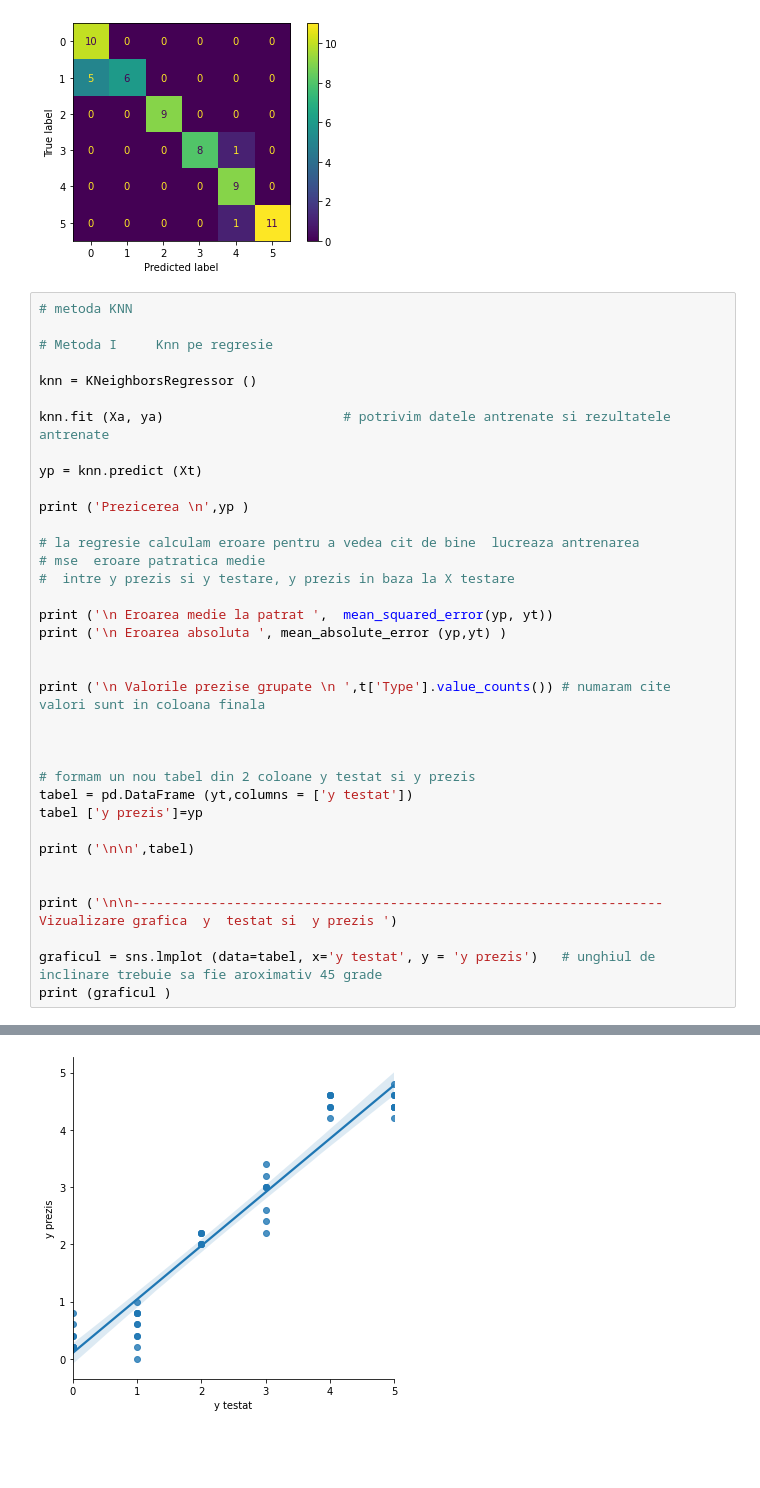
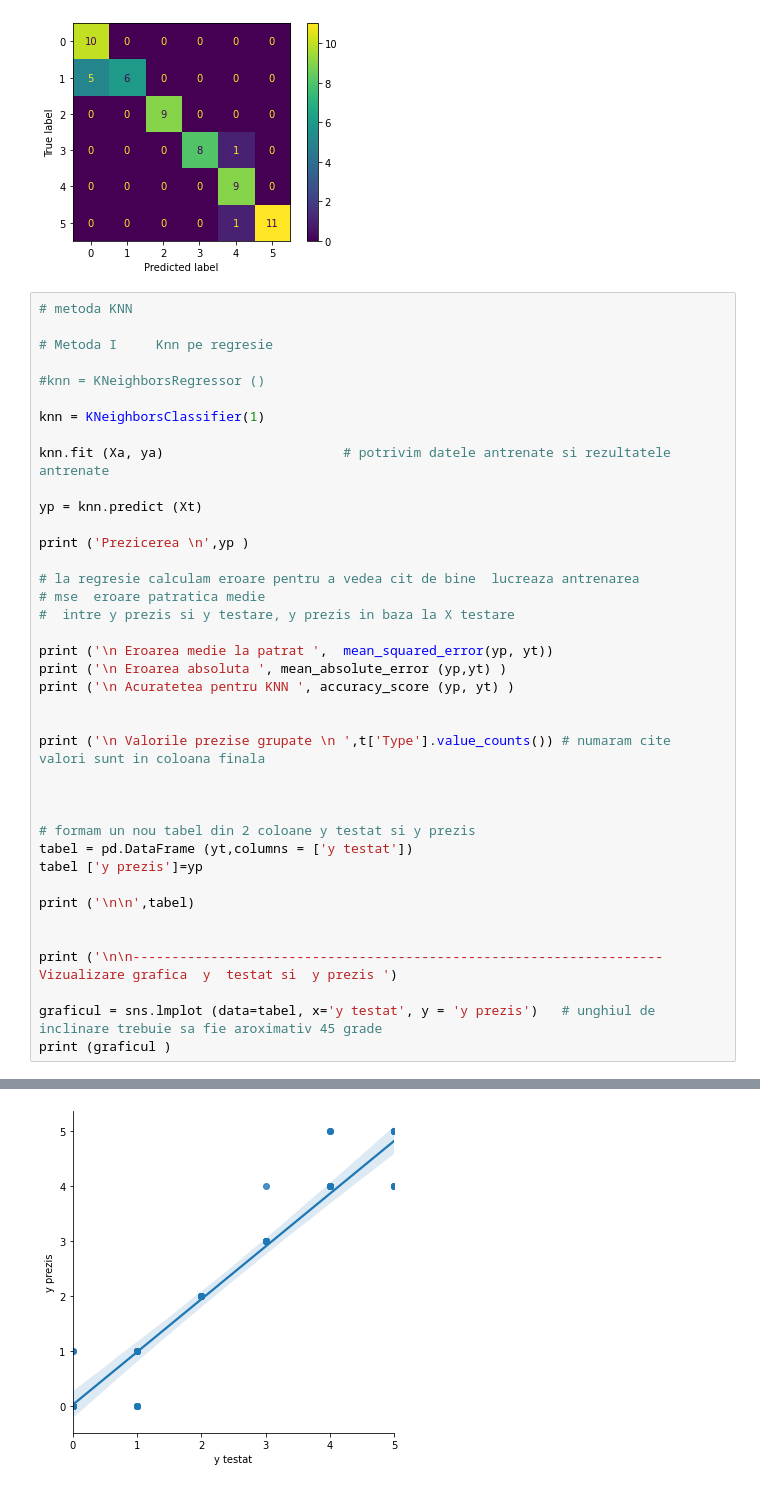
Before and after one commit to PisicaSvetlana/IA_Homework_Pisica_Svetlana, a Jupyter notebook: 02_07_21_knn_regresia_logistica_matrice_de_confuzie_STARS.ipynb, the cells around one changed output, grey strips where cells are left out. Drawn from its saved outputs; the diff is of its cells as text; blank space fills up the shorter version.

```diff
--- a/02_07_21_knn_regresia_logistica_matrice_de_confuzie_STARS.ipynb
+++ b/02_07_21_knn_regresia_logistica_matrice_de_confuzie_STARS.ipynb
@@ -259,7 +260,9 @@ Matricea de confuzie dupa standartizare cu MinMaxSaler
 
 # Metoda I     Knn pe regresie
 
-knn = KNeighborsRegressor ()
+#knn = KNeighborsRegressor ()
+
+knn = KNeighborsClassifier(1)
 
 knn.fit (Xa, ya)                       # potrivim datele antrenate si rezultatele antrenate
 
@@ -273,6 +276,7 @@ print ('Prezicerea \n',yp )
 
 print ('\n Eroarea medie la patrat ',  mean_squared_error(yp, yt))
 print ('\n Eroarea absoluta ', mean_absolute_error (yp,yt) )
+print ('\n Acuratetea pentru KNN ', accuracy_score (yp, yt) )
 
 
 print ('\n Valorile prezise grupate \n ',t['Type'].value_counts()) # numaram cite  valori sunt in coloana finala
@@ -303,10 +307,10 @@ Prezicerea
 
  Valorile prezise grupate
   0    40
 ... (69 lines left out)
 
 
 --------------------------------------------------------------------Vizualizare grafica  y  testat si  y prezis
 <seaborn.axisgrid.FacetGrid object at 0x...>
-[figure, old version]
+[figure, new version]
 # %%
```
Also changed, not shown: parts of 4 cells of this notebook.
